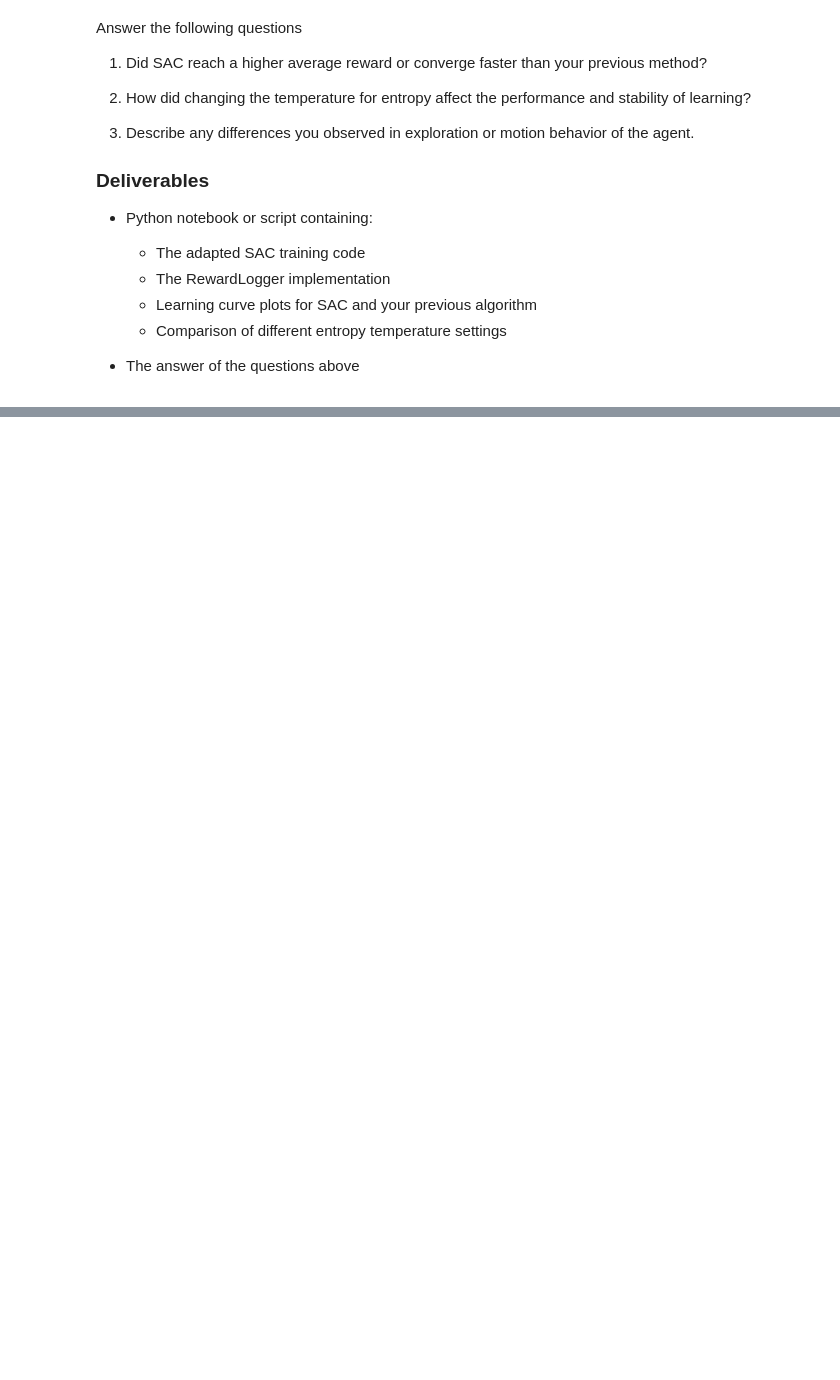
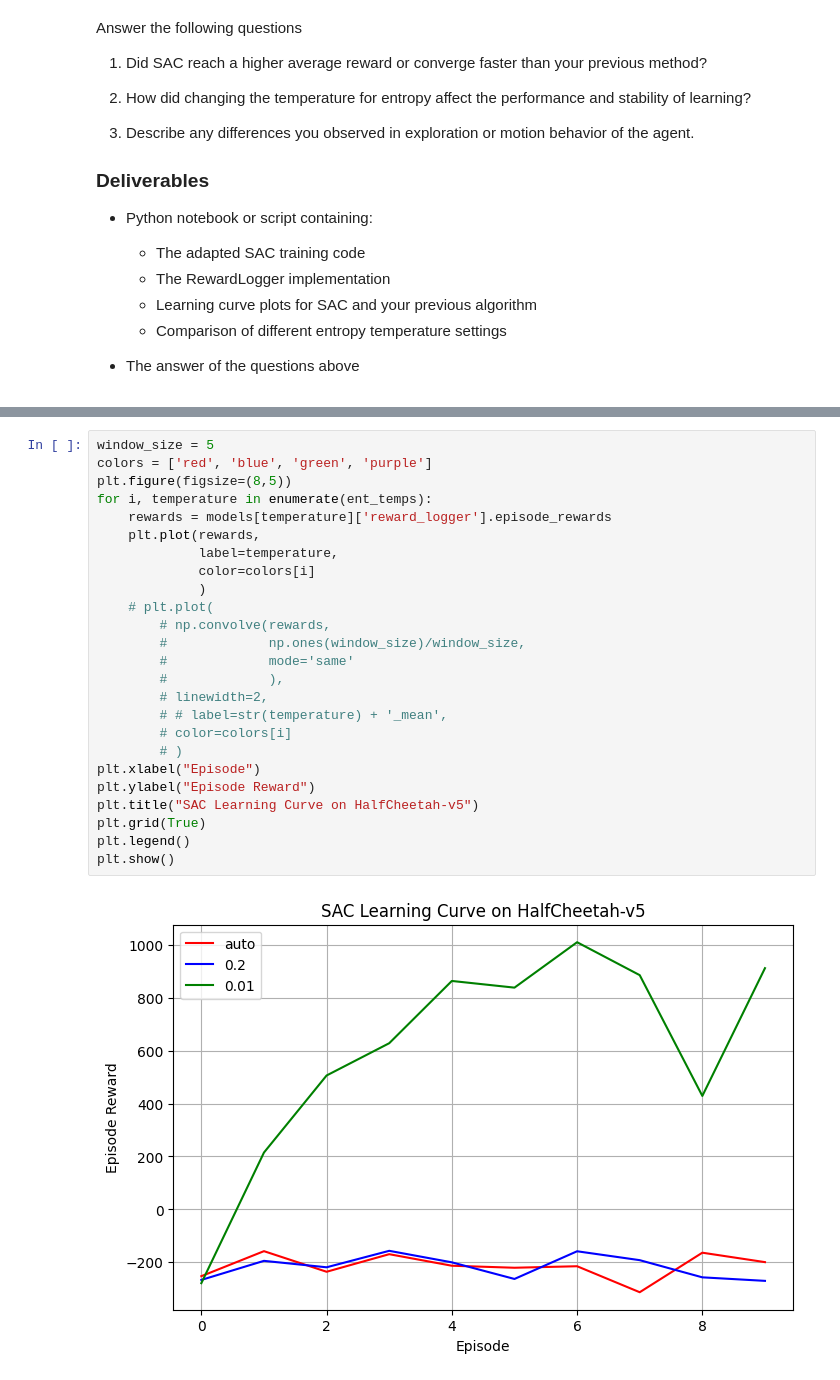
Before and after one commit to simkarwin/RL1, a Jupyter notebook: lab12_SAC.ipynb, the cells around one changed output, grey strips where cells are left out. Saved outputs shown, nothing was run; the diff lists cells and outputs as text; blank space fills up the shorter version.

```diff
--- a/lab12_SAC.ipynb
+++ b/lab12_SAC.ipynb
@@ -107,0 +252,27 @@ Answer the following questions
+# %%
+window_size = 5
+colors = ['red', 'blue', 'green', 'purple']
+plt.figure(figsize=(8,5))
+for i, temperature in enumerate(ent_temps):
+    rewards = models[temperature]['reward_logger'].episode_rewards
+    plt.plot(rewards,
+             label=temperature,
+             color=colors[i]
+             )
+    # plt.plot(
+        # np.convolve(rewards,
+        #             np.ones(window_size)/window_size,
+        #             mode='same'
+        #             ),
+        # linewidth=2,
+        # # label=str(temperature) + '_mean',
+        # color=colors[i]
+        # )
+plt.xlabel("Episode")
+plt.ylabel("Episode Reward")
+plt.title("SAC Learning Curve on HalfCheetah-v5")
+plt.grid(True)
+plt.legend()
+plt.show()
+# %% [output]
+[figure, added]
```
Also changed, not shown: parts of 7 cells of this notebook.
